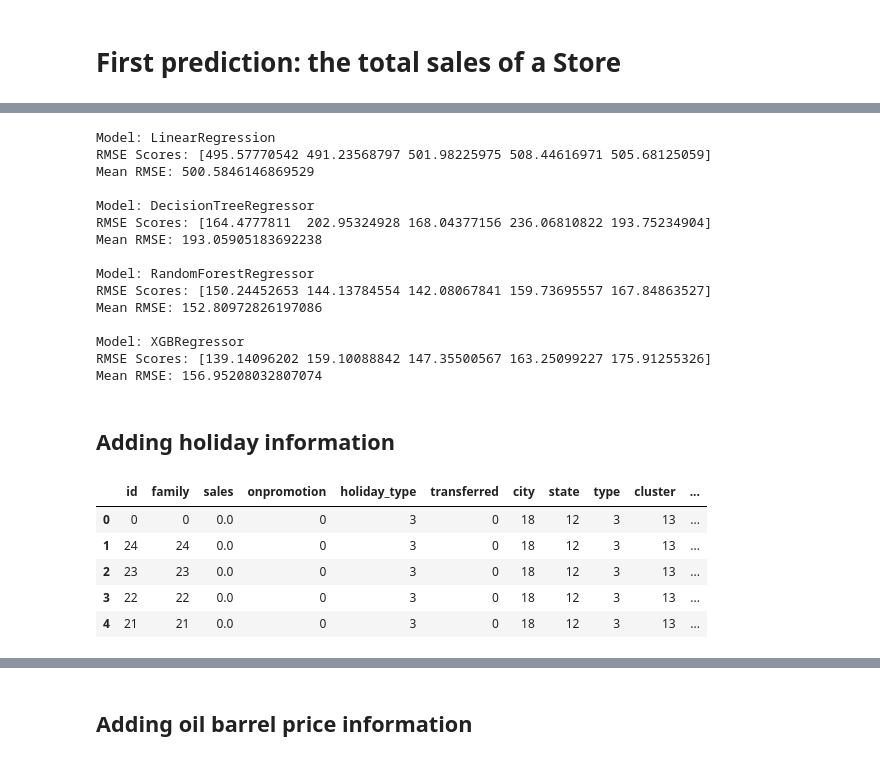
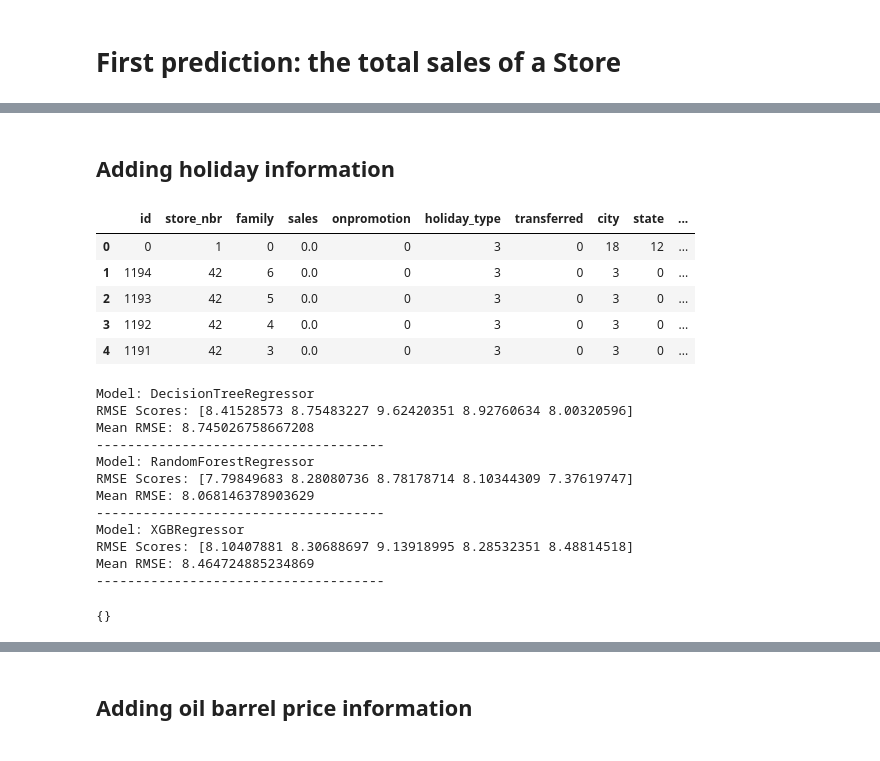
Before and after one commit to antonnyvictor18/data-mining, a Jupyter notebook: TP2/notebook.ipynb, the cells around one changed output, grey strips where cells are left out. Cells and saved outputs as stored; diff of their text form; code cells hidden in the pictures.

```diff
--- a/TP2/notebook.ipynb
+++ b/TP2/notebook.ipynb
@@ -152,8 +194,8 @@ print(product_availability.head())
 # Data preprocessing
 # %%
 df = data_preprocessing(train_data, product_availability, holidays_events_data, stores_data, oil_data)
+df_coded = codificador(df.copy())
 display(df.head(5))
-df_coded = codificador(df)
 display(df_coded.head(5))
 # %% [output]
 |  | id | date | store_nbr | family | sales | onpromotion | holiday_type | transferred | city | ... |
@@ -301,50 +370,30 @@ X_train, X_test, y_train, y_test = train_test_split(X, y, test_size=0.2, random_
-# %%
-models = [
-    LinearRegression(),
-    DecisionTreeRegressor(),
-    RandomForestRegressor(),
-    xgb.XGBRegressor(objective ='reg:squarederror')
-]
-model_params = {}
-for model in models:
-    model.fit(X_train, y_train)
-    scores = cross_val_score(model, X_test, y_test, cv=5, scoring='neg_mean_squared_error', n_jobs=-1)
-    rmse_scores = np.sqrt(-scores)
-    print(f"Model: {type(model).__name__}")
-    print(f"RMSE Scores: {rmse_scores}")
-    print(f"Mean RMSE: {rmse_scores.mean()}\n")
-    model_params[type(model).__name__] = model
-# %% [output]
-Model: LinearRegression
-RMSE Scores: [495.57770542 491.23568797 501.98225975 508.44616971 505.68125059]
-Mean RMSE: 500.5846146869529
-
-Model: DecisionTreeRegressor
-RMSE Scores: [164.4777811  202.95324928 168.04377156 236.06810822 193.75234904]
-Mean RMSE: 193.05905183692238
-
-Model: RandomForestRegressor
-RMSE Scores: [150.24452653 144.13784554 142.08067841 159.73695557 167.84863527]
-Mean RMSE: 152.80972826197086
-
-Model: XGBRegressor
-RMSE Scores: [139.14096202 159.10088842 147.35500567 163.25099227 175.91255326]
-Mean RMSE: 156.95208032807074
 # %% [markdown]
 ## Adding holiday information
 # %%
-train = df_coded.drop(columns=['date','dcoilwtico', 'is_wage_day'])
-train = train[train['store_nbr'] == 1].reset_index(drop=True)
+train2 = df_coded.drop(columns=['date','dcoilwtico', 'is_wage_day'])
+
+display(train2.head(5))
+train = train2[train2['store_nbr'] == 1].reset_index(drop=True)
 train = train.drop(columns=['store_nbr'])
-display(train.head(5))
 
-X = train.drop(columns= [ 'id','sales'], axis=1)
-y = train['sales']
-X_train, X_test, y_train, y_test = train_test_split(X, y, test_size=0.2, random_state=42)
+test_models(models, train)
 # %% [output]
-|  | id | family | sales | onpromotion | holiday_type | transferred | city | state | type | cluster | ... |
-| 0 | 0 | 0 | 0.0 | 0 | 3 | 0 | 18 | 12 | 3 | 13 | ... |
-| 1 | 24 | 24 | 0.0 | 0 | 3 | 0 | 18 | 12 | 3 | 13 | ... |
-| 2 | 23 | 23 | 0.0 | 0 | 3 | 0 | 18 | 12 | 3 | 13 | ... |
-| 3 | 22 | 22 | 0.0 | 0 | 3 | 0 | 18 | 12 | 3 | 13 | ... |
-| 4 | 21 | 21 | 0.0 | 0 | 3 | 0 | 18 | 12 | 3 | 13 | ... |
+|  | id | store_nbr | family | sales | onpromotion | holiday_type | transferred | city | state | ... |
+| 0 | 0 | 1 | 0 | 0.0 | 0 | 3 | 0 | 18 | 12 | ... |
+| 1 | 1194 | 42 | 6 | 0.0 | 0 | 3 | 0 | 3 | 0 | ... |
+| 2 | 1193 | 42 | 5 | 0.0 | 0 | 3 | 0 | 3 | 0 | ... |
+| 3 | 1192 | 42 | 4 | 0.0 | 0 | 3 | 0 | 3 | 0 | ... |
+| 4 | 1191 | 42 | 3 | 0.0 | 0 | 3 | 0 | 3 | 0 | ... |
+Model: DecisionTreeRegressor
+RMSE Scores: [8.41528573 8.75483227 9.62420351 8.92760634 8.00320596]
+Mean RMSE: 8.745026758667208
+-------------------------------------
+Model: RandomForestRegressor
+RMSE Scores: [7.79849683 8.28080736 8.78178714 8.10344309 7.37619747]
+Mean RMSE: 8.068146378903629
+-------------------------------------
+Model: XGBRegressor
+RMSE Scores: [8.10407881 8.30688697 9.13918995 8.28532351 8.48814518]
+Mean RMSE: 8.464724885234869
+-------------------------------------
+{}
```
Also changed, not shown: parts of 17 cells of this notebook, 26 other files.
